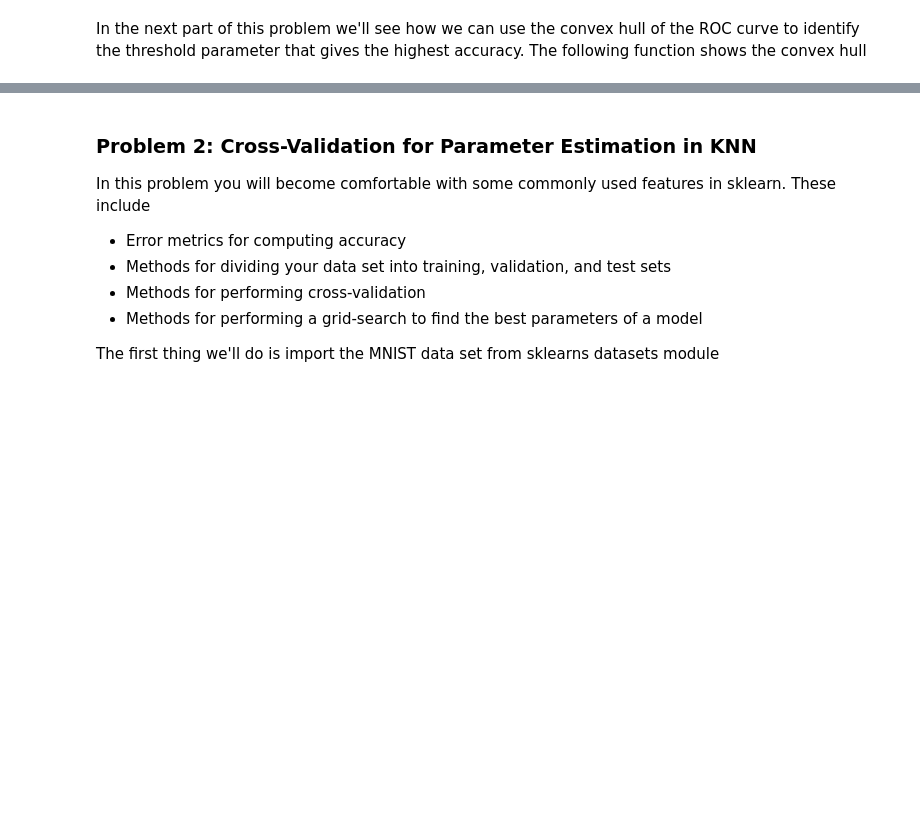
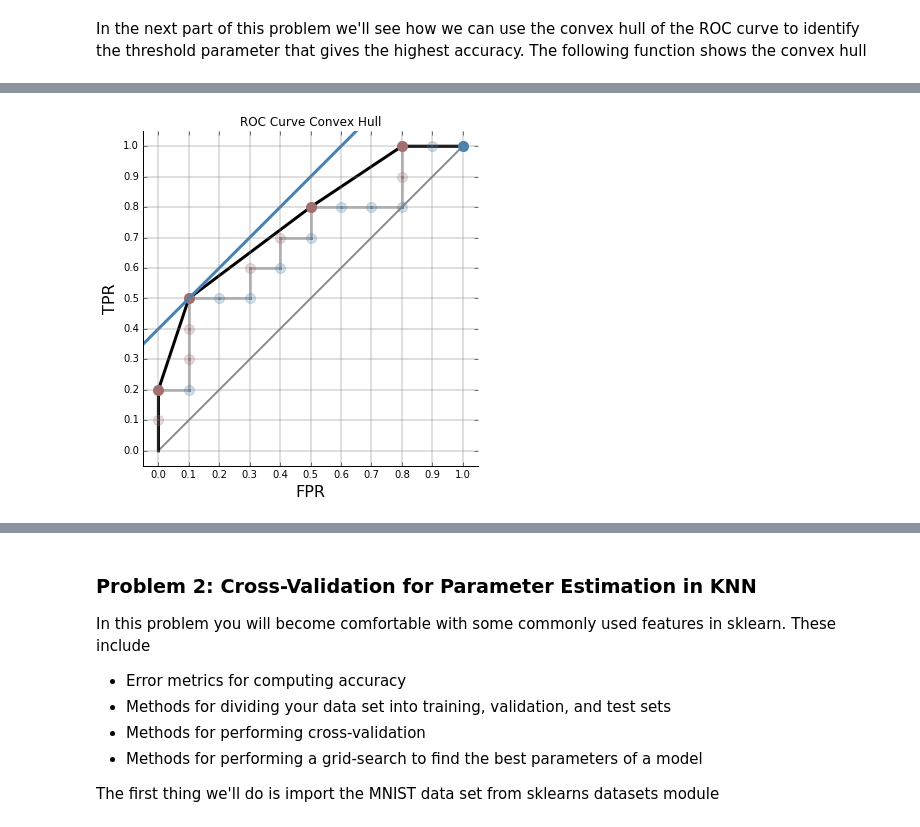
Before and after one commit to omnific-h/csci5622notebooks, a Jupyter notebook: 06_Validation_Evaluation_Metrics.ipynb, the cells around one changed output, grey strips where cells are left out. Saved outputs shown, nothing was run; the diff lists cells and outputs as text; code cells hidden in the pictures; blank space fills up the shorter version.

```diff
--- a/06_Validation_Evaluation_Metrics.ipynb
+++ b/06_Validation_Evaluation_Metrics.ipynb
@@ -56,0 +105,4 @@ $$
+# %%
+rochullPlot(pred, y, iso=True)
+# %% [output]
+[figure, added]
```
Also changed, not shown: parts of 12 cells of this notebook.
